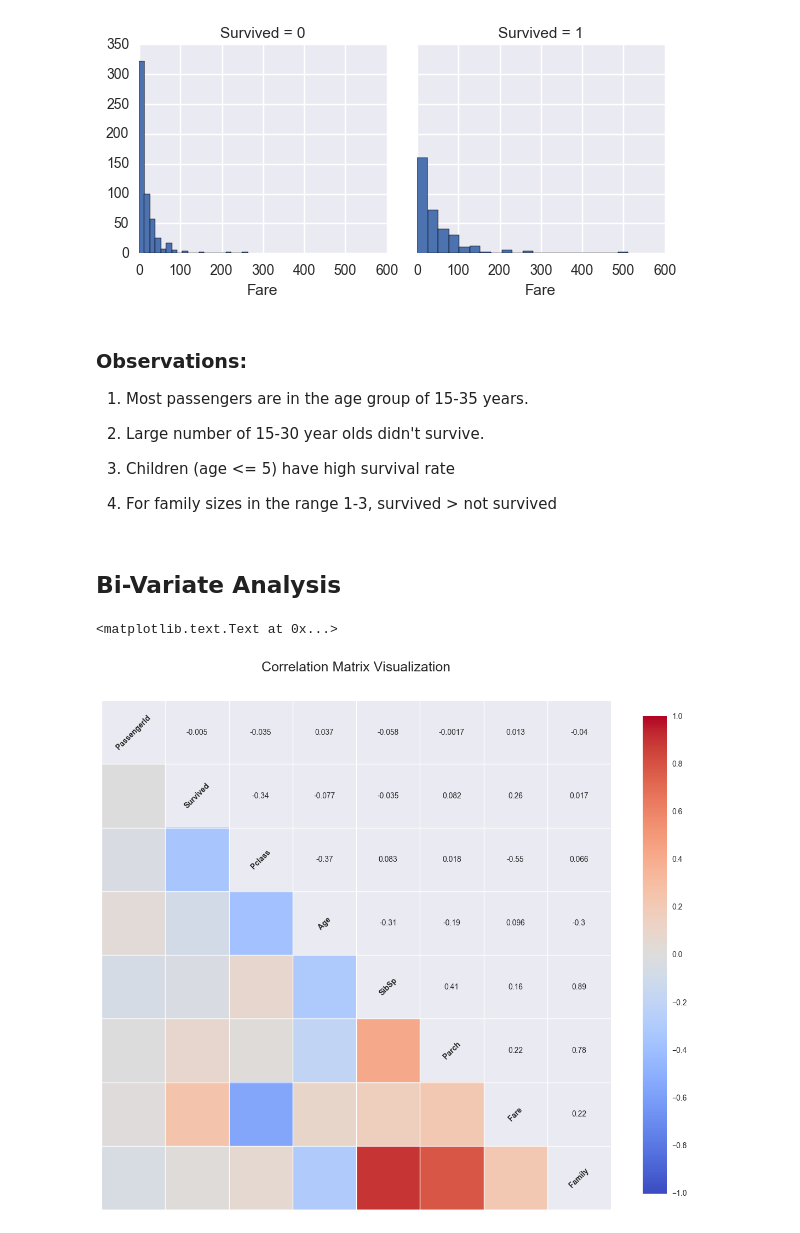
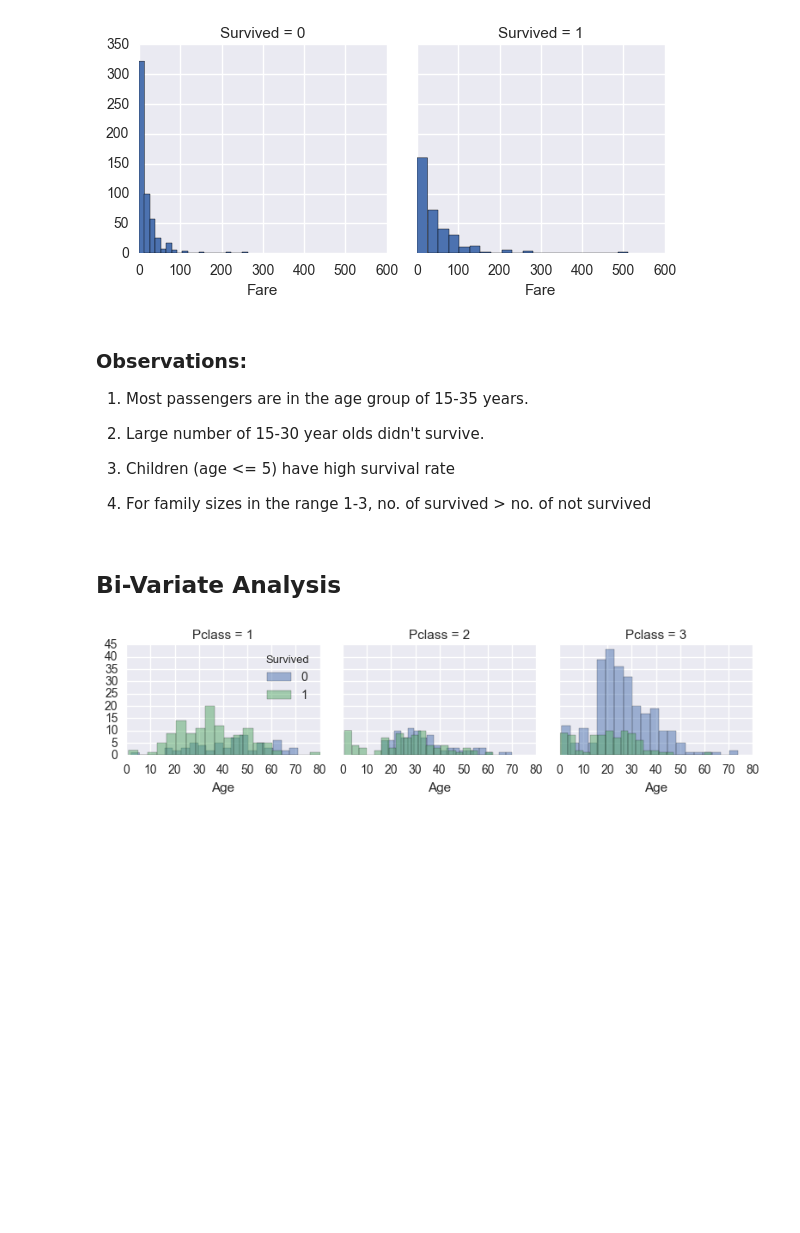
Before and after one commit to sharan-naribole/kaggle-titanic, a Jupyter notebook: TItanic.ipynb, the cells around one changed output. Drawn from its saved outputs; the diff is of its cells as text; code cells hidden in the pictures; blank space fills up the shorter version.

```diff
--- a/TItanic.ipynb
+++ b/TItanic.ipynb
@@ -165,13 +165,16 @@ for i in num_features:
 
 3. Children (age <= 5) have high survival rate
 
-4. For family sizes in the range 1-3, survived > not survived
+4. For family sizes in the range 1-3, no. of survived > no. of not survived
 # %% [markdown]
 ## Bi-Variate Analysis
 # %%
-fig = plt.figure(figsize=(15,15))
-sns.linearmodels.corrplot(train_df)
-plt.title("Correlation Matrix Visualization",fontsize=18)
+#fig = plt.figure(figsize=(15,15))
+#sns.linearmodels.corrplot(train_df)
+#plt.title("Correlation Matrix Visualization",fontsize=18)
+
+grid = sns.FacetGrid(train_df, col='Pclass', hue='Survived', size=2.2, aspect=1.2, legend_out=False)
+grid.map(plt.hist, 'Age', alpha=.5, bins=20)
+grid.add_legend();
 # %% [output]
-<matplotlib.text.Text at 0x...>
-[figure, old version]
+[figure, new version]
```
Also changed, not shown: parts of 12 cells of this notebook.
